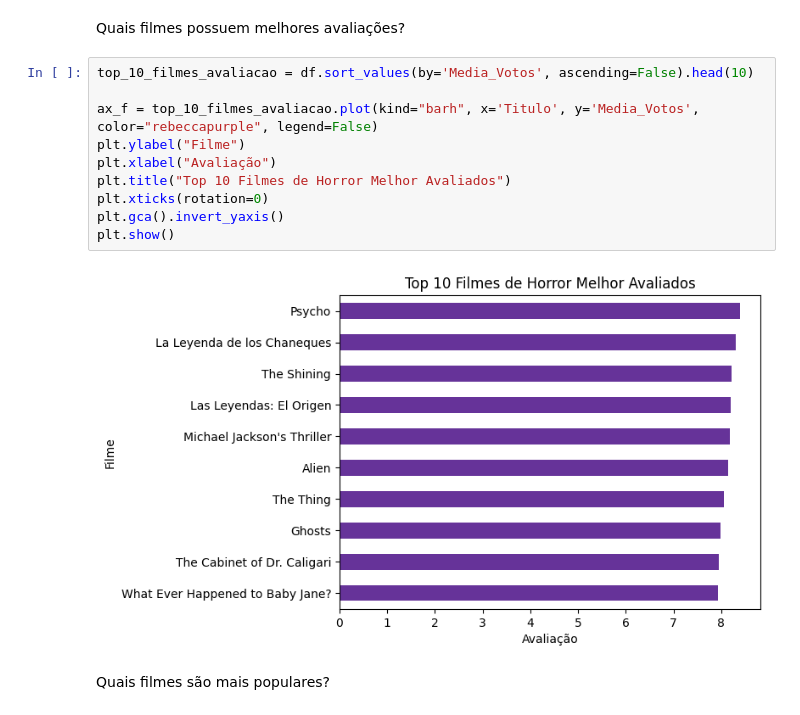
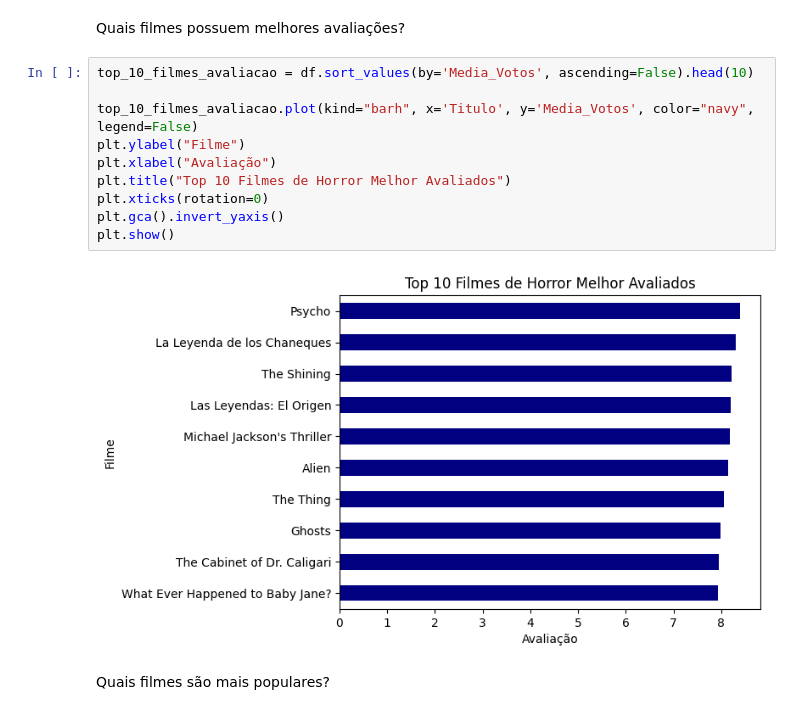
Before and after one commit to LidiMG/Mentoria_Artemisia, a Jupyter notebook: Semana_1/Horror_Movies.ipynb, the cells around one changed output. Drawn from its saved outputs; the diff is of its cells as text.

```diff
--- a/Semana_1/Horror_Movies.ipynb
+++ b/Semana_1/Horror_Movies.ipynb
@@ -260,15 +259,15 @@ Quais filmes possuem melhores avaliações?
 # %%
 top_10_filmes_avaliacao = df.sort_values(by='Media_Votos', ascending=False).head(10)
 
-ax_f = top_10_filmes_avaliacao.plot(kind="barh", x='Titulo', y='Media_Votos', color="rebeccapurple", legend=False)
+top_10_filmes_avaliacao.plot(kind="barh", x='Titulo', y='Media_Votos', color="navy", legend=False)
 plt.ylabel("Filme")
 plt.xlabel("Avaliação")
 plt.title("Top 10 Filmes de Horror Melhor Avaliados")
 plt.xticks(rotation=0)
 plt.gca().invert_yaxis()
 plt.show()
 # %% [output]
-[figure, old version]
+[figure, new version]
 # %% [markdown]
 Quais filmes são mais populares?
 # %%
```
Also changed, not shown: parts of 7 cells of this notebook, 1 other file.
